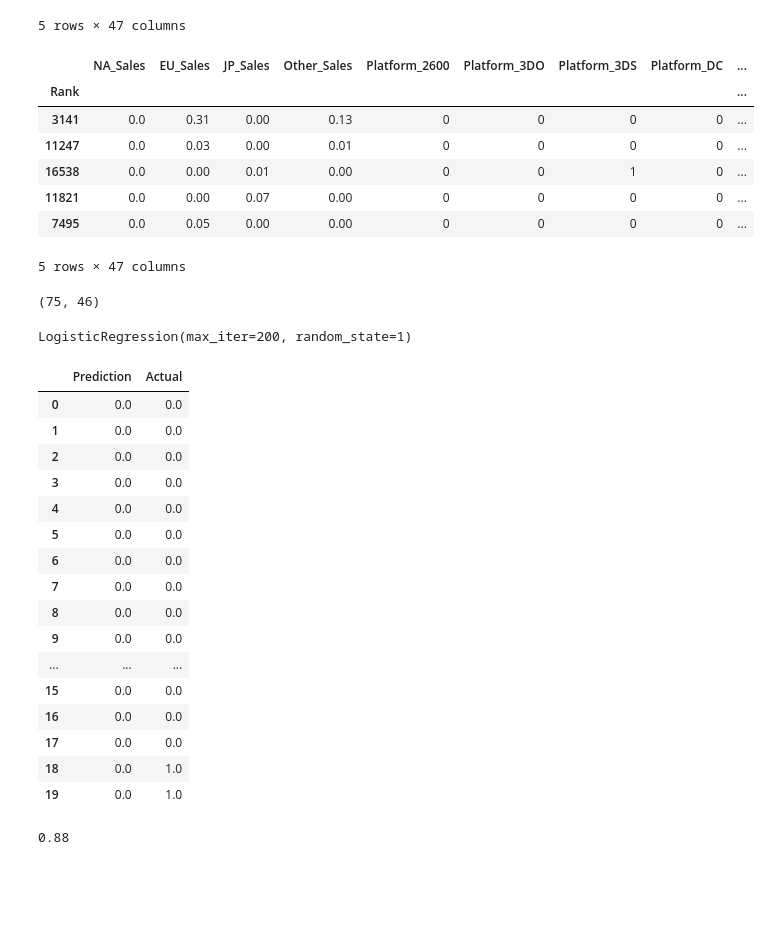
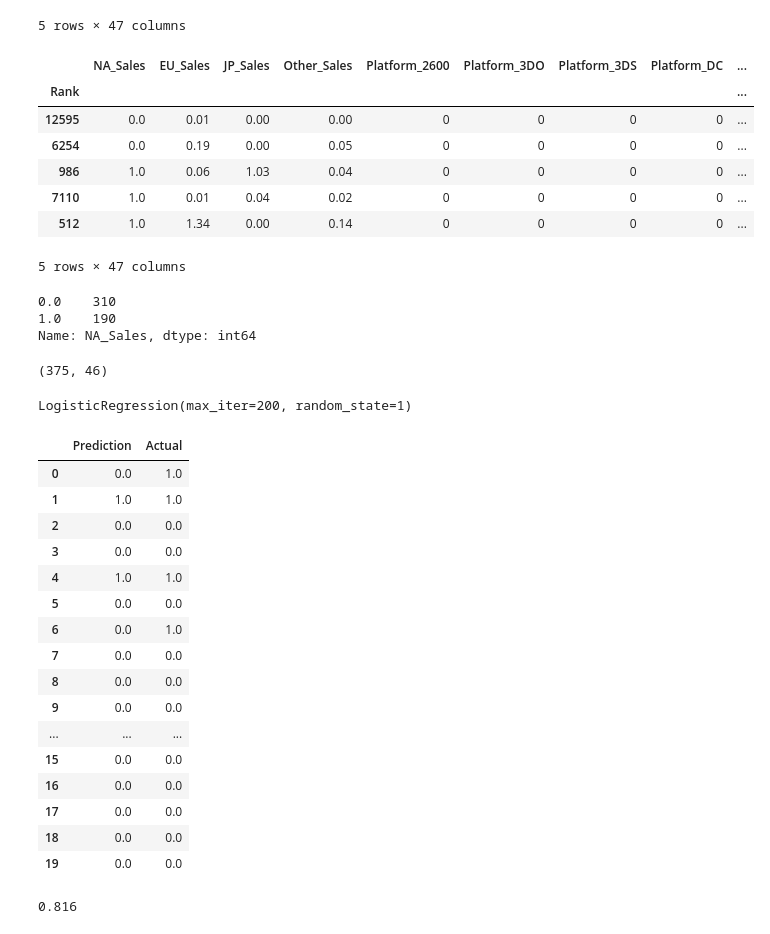
Before and after one commit to SindieCastro/Predicting_Sales_Using_Machine_Learning, a Jupyter notebook: jupyter_notebook_files/Video_game_Logistic_Regression.ipynb, the cells around one changed output. Cells and saved outputs as stored; diff of their text form; code cells hidden in the pictures; blank space fills up the shorter version.

Commit message:
Updating Logistic Regression code to use more data and change NA_Sales threshold

```diff
--- a/jupyter_notebook_files/Video_game_Logistic_Regression.ipynb
+++ b/jupyter_notebook_files/Video_game_Logistic_Regression.ipynb
@@ -41,7 +41,7 @@ vg_sales_df.head()
 categorize_na_sales = vg_sales_df.copy()
 # %%
 # Set threshold sales number
-na_sales_threshold = 0.5
+na_sales_threshold = 0.1
 
 # Reassign NA_sales value
 for index,row in categorize_na_sales.iterrows():
@@ -114,17 +114,24 @@ sales_df_encoded.head()
 5 rows × 47 columns
 # %%
 # Create smaller df of 100 rows selected randomly from larger dataset
-sales_reduced = sales_df_encoded.sample(n=100)
+sales_reduced = sales_df_encoded.sample(n=500)
 sales_reduced.head()
 # %% [output]
 |  | NA_Sales | EU_Sales | JP_Sales | Other_Sales | Platform_2600 | Platform_3DO | Platform_3DS | Platform_DC | ... |
 | Rank |  |  |  |  |  |  |  |  | ... |
-| 3141 | 0.0 | 0.31 | 0.00 | 0.13 | 0 | 0 | 0 | 0 | ... |
-| 11247 | 0.0 | 0.03 | 0.00 | 0.01 | 0 | 0 | 0 | 0 | ... |
-| 16538 | 0.0 | 0.00 | 0.01 | 0.00 | 0 | 0 | 1 | 0 | ... |
-| 11821 | 0.0 | 0.00 | 0.07 | 0.00 | 0 | 0 | 0 | 0 | ... |
-| 7495 | 0.0 | 0.05 | 0.00 | 0.00 | 0 | 0 | 0 | 0 | ... |
+| 12595 | 0.0 | 0.01 | 0.00 | 0.00 | 0 | 0 | 0 | 0 | ... |
+| 6254 | 0.0 | 0.19 | 0.00 | 0.05 | 0 | 0 | 0 | 0 | ... |
+| 986 | 1.0 | 0.06 | 1.03 | 0.04 | 0 | 0 | 0 | 0 | ... |
+| 7110 | 1.0 | 0.01 | 0.04 | 0.02 | 0 | 0 | 0 | 0 | ... |
+| 512 | 1.0 | 1.34 | 0.00 | 0.14 | 0 | 0 | 0 | 0 | ... |
 5 rows × 47 columns
+# %%
+# Count True/False NA_Sales numbers
+sales_reduced["NA_Sales"].value_counts()
+# %% [output]
+0.0    310
+1.0    190
+Name: NA_Sales, dtype: int64
 # %%
 # Set X and y data
 y = sales_reduced["NA_Sales"]
@@ -139,7 +146,7 @@ X_train, X_test, y_train, y_test = train_test_split(X,
                                                     stratify=y)
 X_train.shape
 # %% [output]
-(75, 46)
+(375, 46)
 # %%
 # Create a logistic regression model
 from sklearn.linear_model import LogisticRegression
@@ -157,13 +164,13 @@ results = pd.DataFrame({"Prediction": y_pred, "Actual": y_test}).reset_index(dro
 results.head(20)
 # %% [output]
 |  | Prediction | Actual |
-| 0 | 0.0 | 0.0 |
-| 1 | 0.0 | 0.0 |
+| 0 | 0.0 | 1.0 |
+| 1 | 1.0 | 1.0 |
 | 2 | 0.0 | 0.0 |
 | 3 | 0.0 | 0.0 |
-| 4 | 0.0 | 0.0 |
+| 4 | 1.0 | 1.0 |
 | 5 | 0.0 | 0.0 |
-| 6 | 0.0 | 0.0 |
+| 6 | 0.0 | 1.0 |
 | 7 | 0.0 | 0.0 |
 | 8 | 0.0 | 0.0 |
 | 9 | 0.0 | 0.0 |
@@ -171,10 +178,10 @@ results.head(20)
 | 15 | 0.0 | 0.0 |
 | 16 | 0.0 | 0.0 |
 | 17 | 0.0 | 0.0 |
-| 18 | 0.0 | 1.0 |
-| 19 | 0.0 | 1.0 |
+| 18 | 0.0 | 0.0 |
+| 19 | 0.0 | 0.0 |
 # %%
 from sklearn.metrics import accuracy_score
 print(accuracy_score(y_test, y_pred))
 # %% [output]
-0.88
+0.816
```
